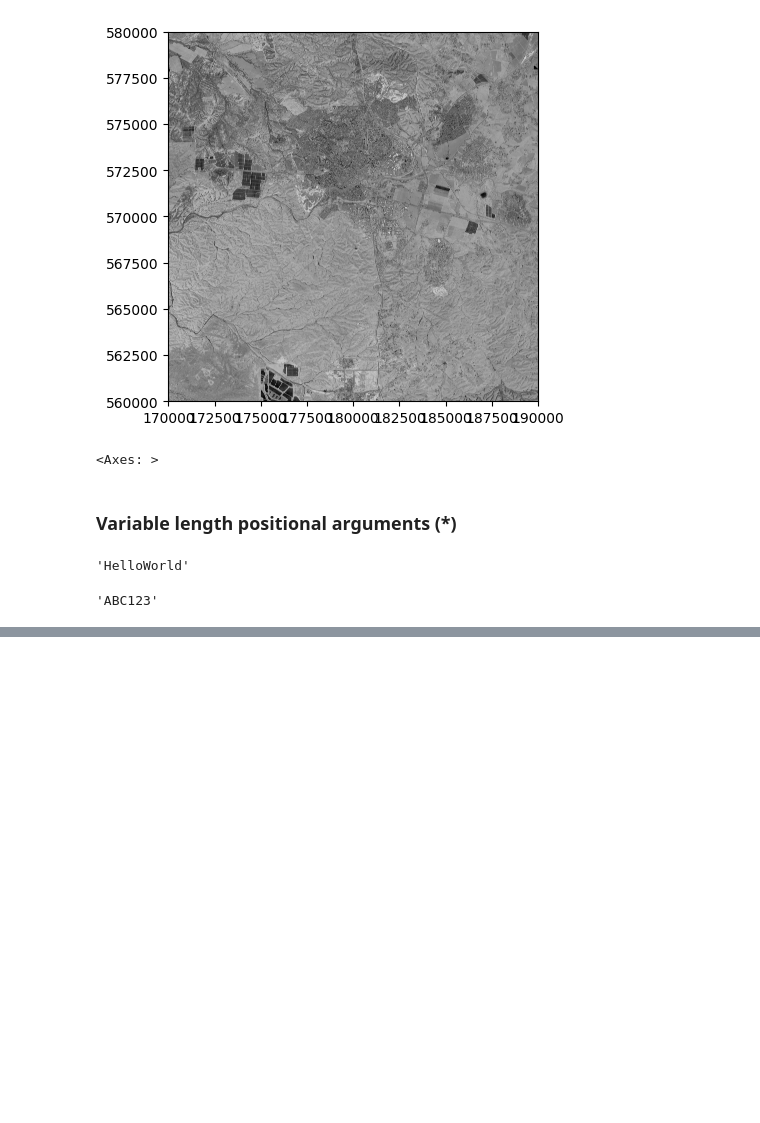
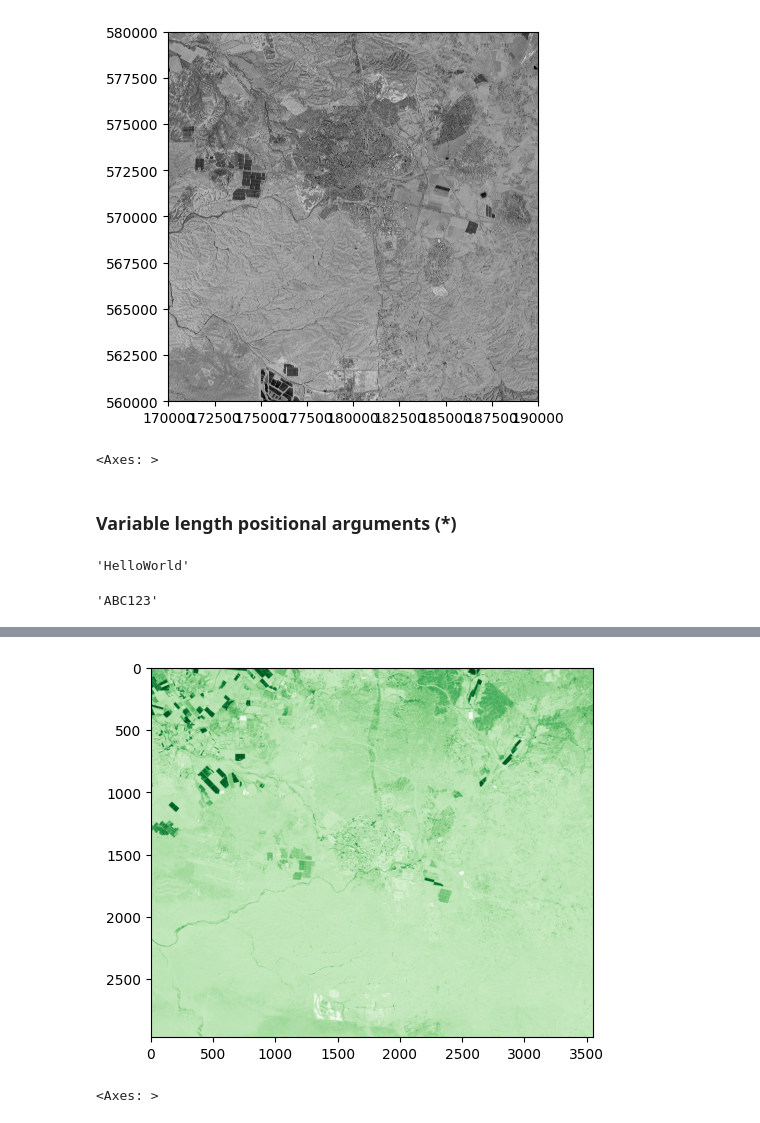
Before and after one commit to kashif061/bgu, a Jupyter notebook: Exercise10BGU.ipynb, the cells around one changed output, grey strips where cells are left out. Drawn from its saved outputs; the diff is of its cells as text; code cells hidden in the pictures; blank space fills up the shorter version.

```diff
--- a/Exercise10BGU.ipynb
+++ b/Exercise10BGU.ipynb
@@ -78,0 +310,7 @@ paste('A','B','C',1,2,3)
+# %%
+ndvi3 = scipy.ndimage.uniform_filter(ndvi, 3)
+# %%
+rasterio.plot.show (ndvi3, cmap = 'Greens')
+# %% [output]
+[figure, added]
+<Axes: >
```
Also changed, not shown: parts of 67 cells of this notebook.
